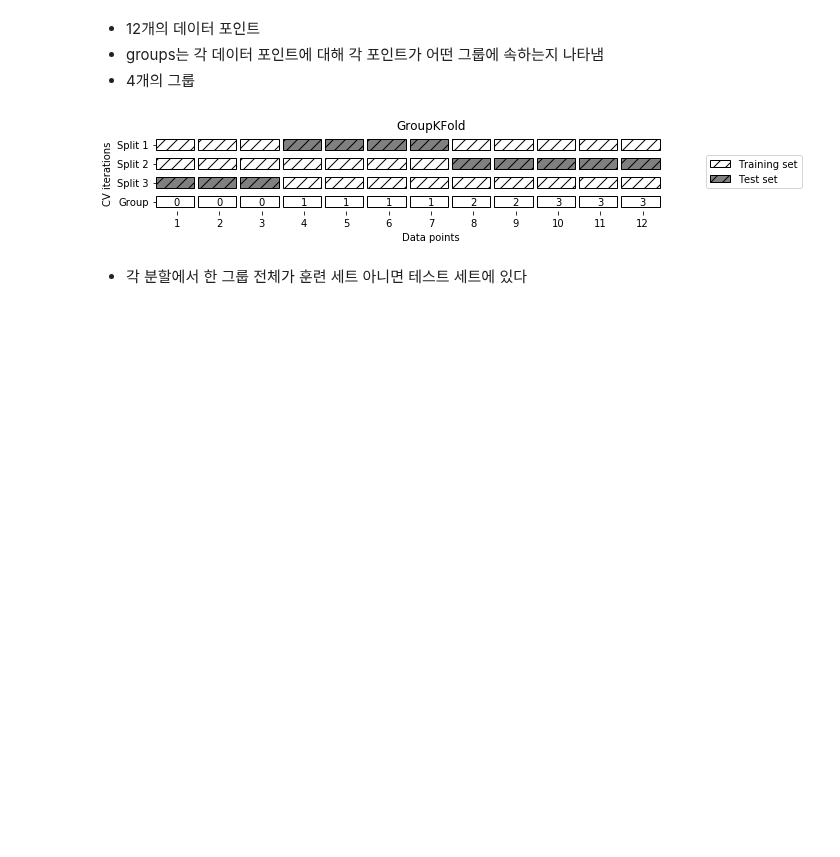
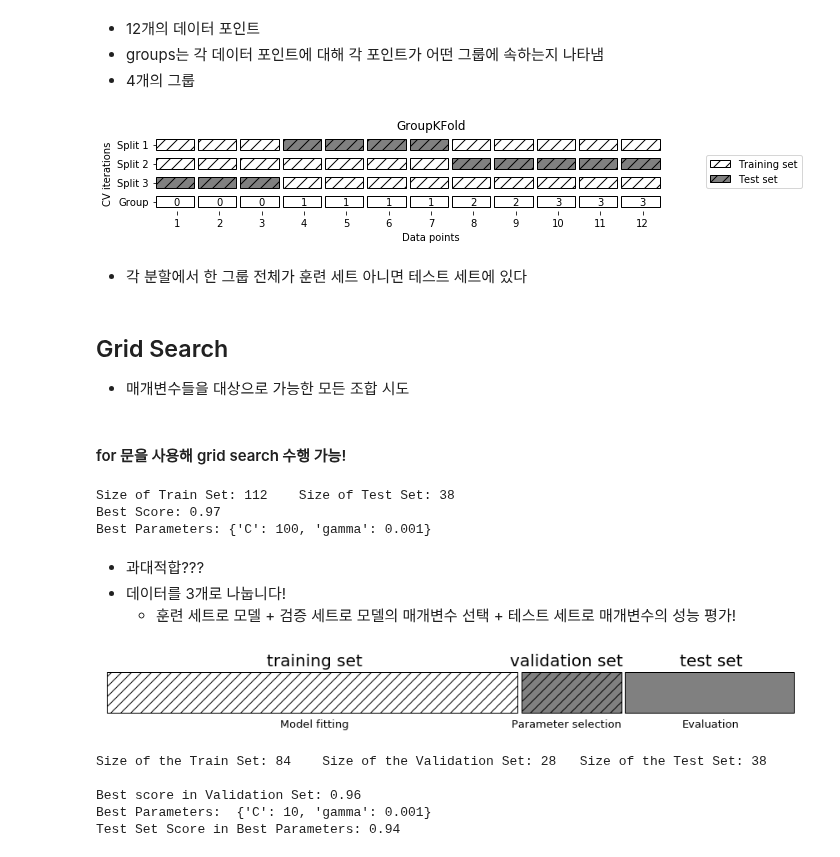
Before and after one commit to JMmmmuu/ML, a Jupyter notebook: IntroToMLwithPython/5_ModelEvaluation_n_Improvement.ipynb, the cells around one changed output. Saved outputs shown, nothing was run; the diff lists cells and outputs as text; code cells hidden in the pictures; blank space fills up the shorter version.

Commit message:
Grid Search

```diff
--- a/IntroToMLwithPython/5_ModelEvaluation_n_Improvement.ipynb
+++ b/IntroToMLwithPython/5_ModelEvaluation_n_Improvement.ipynb
@@ -209,3 +209,76 @@ mglearn.plots.plot_group_kfold()
 [figure]
 # %% [markdown]
 * 각 분할에서 한 그룹 전체가 훈련 세트 아니면 테스트 세트에 있다
+# %% [markdown]
+## Grid Search
+* 매개변수들을 대상으로 가능한 모든 조합 시도
+# %% [markdown]
+#### for 문을 사용해 grid search 수행 가능!
+# %%
+from sklearn.svm import SVC
+x_train, x_test, y_train, y_test = train_test_split(iris.data, iris.target, random_state=0)
+print("Size of Train Set: {}    Size of Test Set: {}".format(x_train.shape[0], x_test.shape[0]))
+
+best_score = 0
+
+for gamma in [0.001, 0.01, 0.1, 1, 10, 100]:
+    for C in [0.001, 0.01, 0.1, 1, 10, 100]:
+        # 매개변수의 각 조합에 대해 SVC 훈련
+        svm = SVC(gamma=gamma, C=C)
+        svm.fit(x_train, y_train)
+        # Evaluate SVC with Test Set
+        score = svm.score(x_test, y_test)
+        # 점수가 best_score보다 높으면 매개변수와 함께 기록
+        if score > best_score:
+            best_score = score
+            best_parameters = {'C':C, 'gamma':gamma}
+
+print("Best Score: {:.2f}".format(best_score))
+print("Best Parameters: {}".format(best_parameters))
+# %% [output]
+Size of Train Set: 112    Size of Test Set: 38
+Best Score: 0.97
+Best Parameters: {'C': 100, 'gamma': 0.001}
+# %% [markdown]
+* 과대적합???
+* 데이터를 3개로 나눕니다!
+    * 훈련 세트로 모델 + 검증 세트로 모델의 매개변수 선택 + 테스트 세트로 매개변수의 성능 평가!
+# %%
+mglearn.plots.plot_threefold_split()
+# %% [output]
+[figure, added]
+# %%
+from sklearn.svm import SVC
+#데이터를 훈련 + 검증 세트와 테스트 세트로 분할
+x_trainval, x_test, y_trainval, y_test = train_test_split(iris.data, iris.target, random_state=0)
+# 훈련 + 검증 세트를 훈련 세트와 검증 세트로 분할
+x_train, x_valid, y_train, y_valid = train_test_split(x_trainval, y_trainval, random_state=1)
+print("Size of the Train Set: {}    Size of the Validation Set: {}   Size of the Test Set: {}\n".format(x_train.shape[0], x_valid.shape[0], x_test.shape[0]))
+
+best_score = 0
+
+for gamma in [0.001, 0.01, 0.1, 1, 10, 100]:
+    for C in [0.001, 0.01, 0.1, 1, 10, 100]:
+        # 매개변수의 각 조합에 대해 SVC 훈련
+        svm = SVC(gamma=gamma, C=C)
+        svm.fit(x_train, y_train)
+        # Evaluate SVC with Test Set
+        score = svm.score(x_valid, y_valid)
+        # 점수가 best_score보다 높으면 매개변수와 함께 기록
+        if score > best_score:
+            best_score = score
+            best_parameters = {'C':C, 'gamma':gamma}
+
+# 훈련 세트와 검증 세트를 합쳐 모델을 다시 만든 후 테스트 세트를 사용해 평가
+svm = SVC(**best_parameters)
+svm.fit(x_trainval, y_trainval)
+test_score = svm.score(x_trainval, y_trainval)
+print("Best score in Validation Set: {:.2f}".format(best_score))
+print("Best Parameters: ", best_parameters)
+print("Test Set Score in Best Parameters: {:.2f}".format(test_score))
+# %% [output]
+Size of the Train Set: 84    Size of the Validation Set: 28   Size of the Test Set: 38
+
+Best score in Validation Set: 0.96
+Best Parameters:  {'C': 10, 'gamma': 0.001}
+Test Set Score in Best Parameters: 0.94
```
Also changed, not shown: parts of 1 cell of this notebook.
